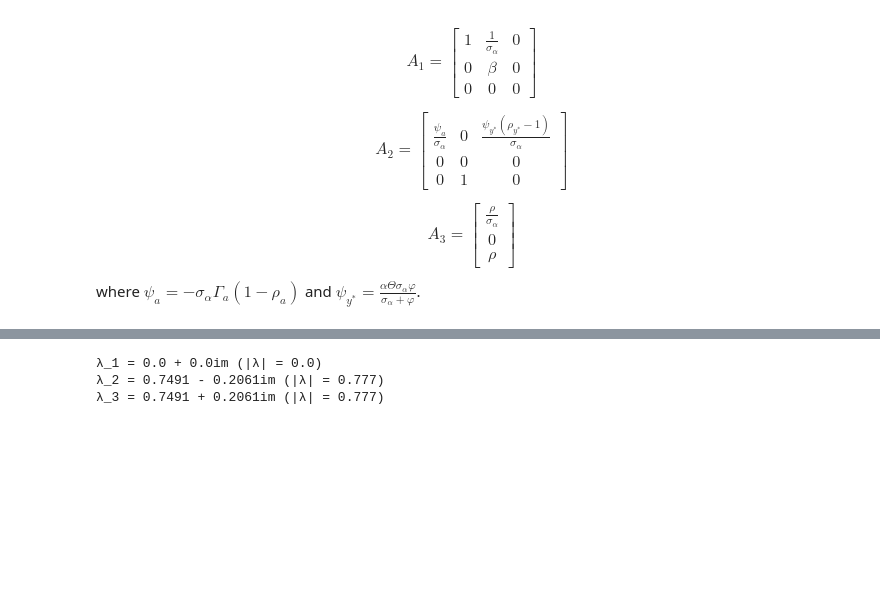
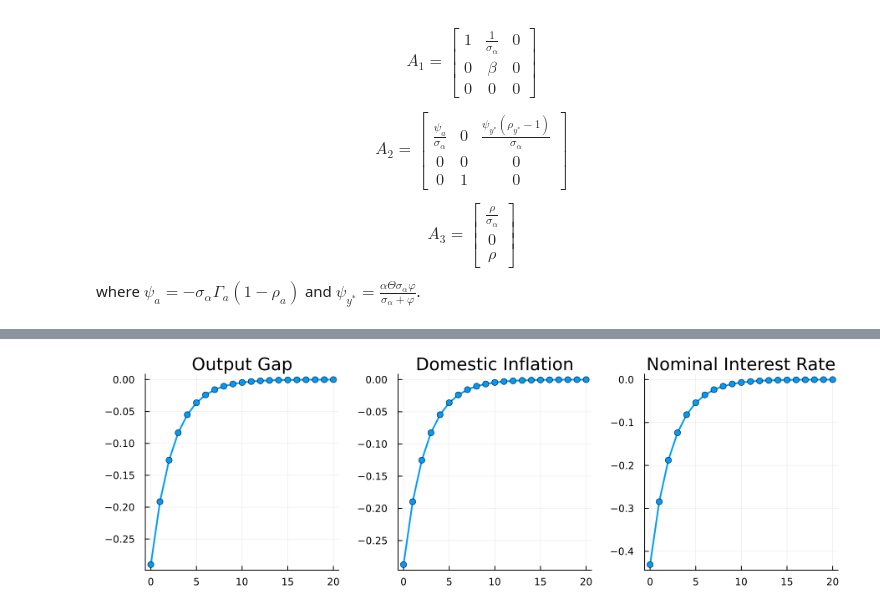
Before and after one commit to TASHINOV10/Gali-NK-Open-Economy-AL, a Jupyter notebook: experiment/experiment.ipynb, the cells around one changed output, grey strips where cells are left out. Saved outputs shown, nothing was run; the diff lists cells and outputs as text; code cells hidden in the pictures; blank space fills up the shorter version.

```diff
--- a/experiment/experiment.ipynb
+++ b/experiment/experiment.ipynb
@@ -251,14 +277,12 @@ A3:
 # %%
-# Check stability
-eigenvalues = eigvals(A0 \ A1)
+H = 20
+horizon = 0:H
+a_path = [ρ_a^h for h in horizon]      # a_t after unit innovation
+irf = C[:, 1] * a_path'                # 3×21: rows = ỹ, π_H, i
 
-for (i, λ) in enumerate(eigenvalues)
-    println("λ_$i = $(round(λ, digits=4)) (|λ| = $(round(abs(λ), digits=4)))")
-end
-
-# For determinacy: number of eigenvalues outside unit circle
-# should equal number of forward-looking variables
+p1 = plot(horizon, irf[1, :], marker=:circle, label="", title="Output Gap")
+p2 = plot(horizon, irf[2, :], marker=:circle, label="", title="Domestic Inflation")
+p3 = plot(horizon, irf[3, :], marker=:circle, label="", title="Nominal Interest Rate")
+plot(p1, p2, p3, layout=(1,3), size=(900,280), lw=2)
 # %% [output]
-λ_1 = 0.0 + 0.0im (|λ| = 0.0)
-λ_2 = 0.7491 - 0.2061im (|λ| = 0.777)
-λ_3 = 0.7491 + 0.2061im (|λ| = 0.777)
+[figure, added]
```
Also changed, not shown: parts of 6 cells of this notebook, 1 other file.
